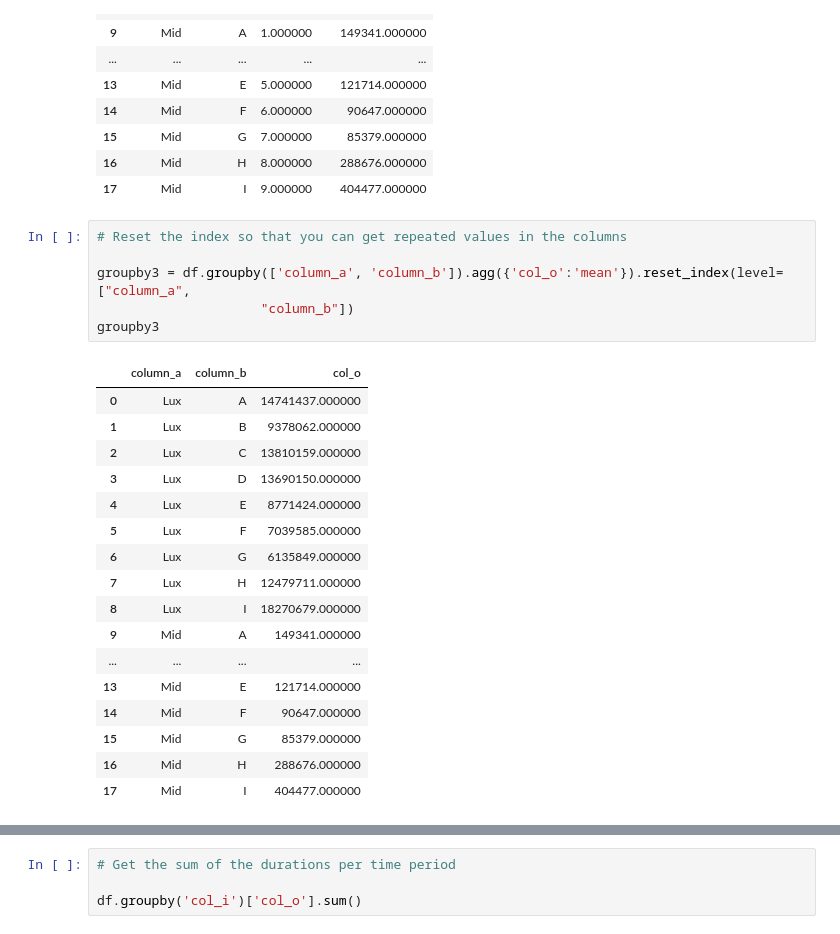
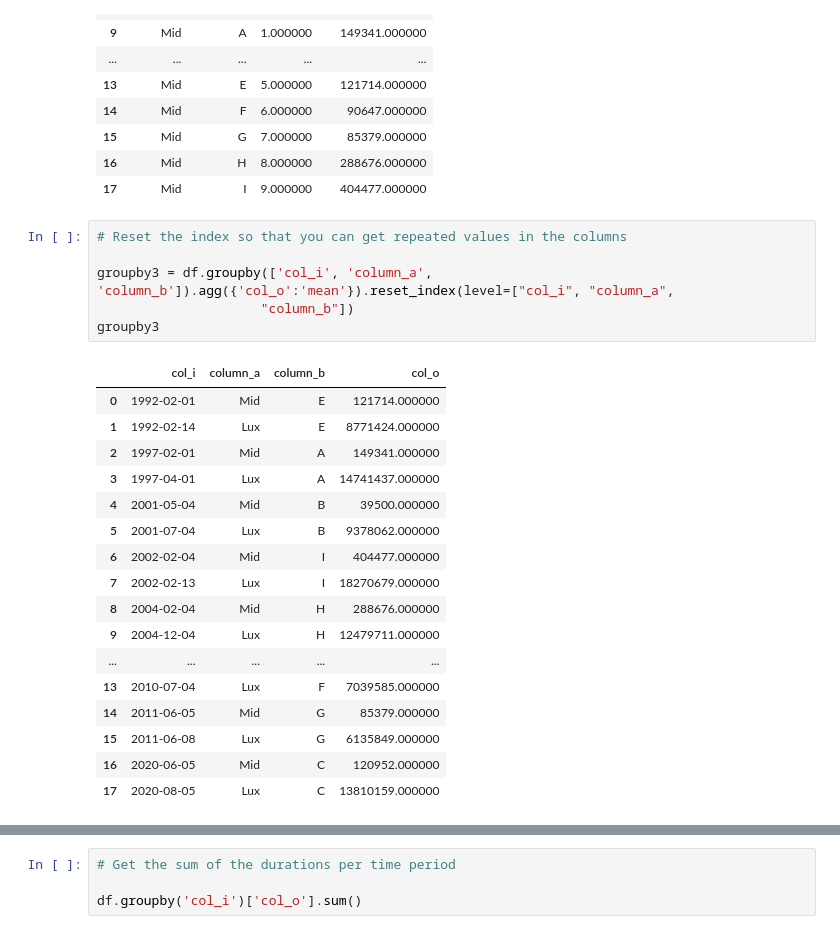
Before and after one commit to Ryan-Ashton/Exploratory_Data_Analysis, a Jupyter notebook: Data Cleaning Personal Cheat Sheet.ipynb, the cells around one changed output, grey strips where cells are left out. Saved outputs shown, nothing was run; the diff lists cells and outputs as text.

```diff
--- a/Data Cleaning Personal Cheat Sheet.ipynb
+++ b/Data Cleaning Personal Cheat Sheet.ipynb
@@ -1099,24 +1119,24 @@ multi_groupby
 # %%
 # Reset the index so that you can get repeated values in the columns
 
-groupby3 = df.groupby(['column_a', 'column_b']).agg({'col_o':'mean'}).reset_index(level=["column_a",
+groupby3 = df.groupby(['col_i', 'column_a', 'column_b']).agg({'col_o':'mean'}).reset_index(level=["col_i", "column_a",
                      "column_b"])
 groupby3
 # %% [output]
-|  | column_a | column_b | col_o |
-| 0 | Lux | A | 14741437.000000 |
-| 1 | Lux | B | 9378062.000000 |
-| 2 | Lux | C | 13810159.000000 |
-| 3 | Lux | D | 13690150.000000 |
-| 4 | Lux | E | 8771424.000000 |
-| 5 | Lux | F | 7039585.000000 |
-| 6 | Lux | G | 6135849.000000 |
-| 7 | Lux | H | 12479711.000000 |
-| 8 | Lux | I | 18270679.000000 |
-| 9 | Mid | A | 149341.000000 |
-| ... | ... | ... | ... |
-| 13 | Mid | E | 121714.000000 |
-| 14 | Mid | F | 90647.000000 |
-| 15 | Mid | G | 85379.000000 |
-| 16 | Mid | H | 288676.000000 |
-| 17 | Mid | I | 404477.000000 |
+|  | col_i | column_a | column_b | col_o |
+| 0 | 1992-02-01 | Mid | E | 121714.000000 |
+| 1 | 1992-02-14 | Lux | E | 8771424.000000 |
+| 2 | 1997-02-01 | Mid | A | 149341.000000 |
+| 3 | 1997-04-01 | Lux | A | 14741437.000000 |
+| 4 | 2001-05-04 | Mid | B | 39500.000000 |
+| 5 | 2001-07-04 | Lux | B | 9378062.000000 |
+| 6 | 2002-02-04 | Mid | I | 404477.000000 |
+| 7 | 2002-02-13 | Lux | I | 18270679.000000 |
+| 8 | 2004-02-04 | Mid | H | 288676.000000 |
+| 9 | 2004-12-04 | Lux | H | 12479711.000000 |
+| ... | ... | ... | ... | ... |
+| 13 | 2010-07-04 | Lux | F | 7039585.000000 |
+| 14 | 2011-06-05 | Mid | G | 85379.000000 |
+| 15 | 2011-06-08 | Lux | G | 6135849.000000 |
+| 16 | 2020-06-05 | Mid | C | 120952.000000 |
+| 17 | 2020-08-05 | Lux | C | 13810159.000000 |
```
Also changed, not shown: parts of 7 cells of this notebook.
